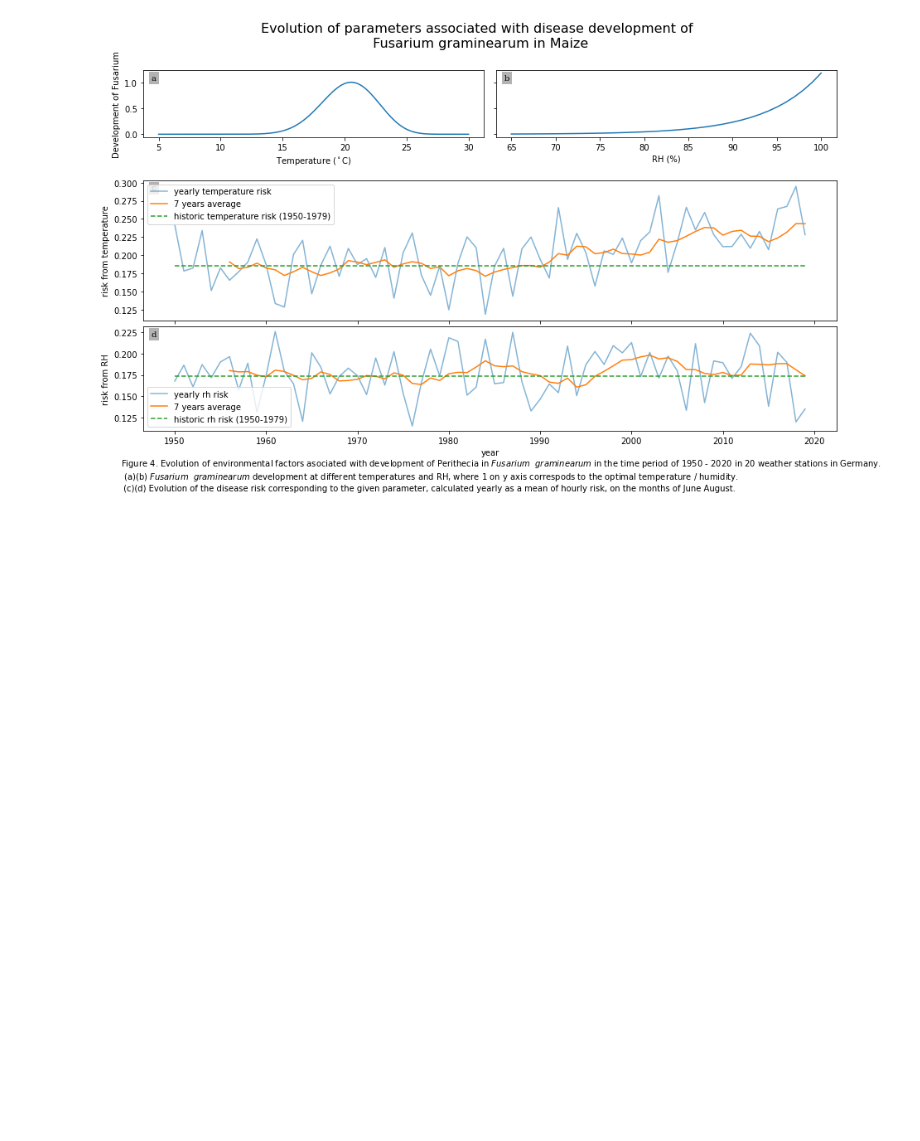
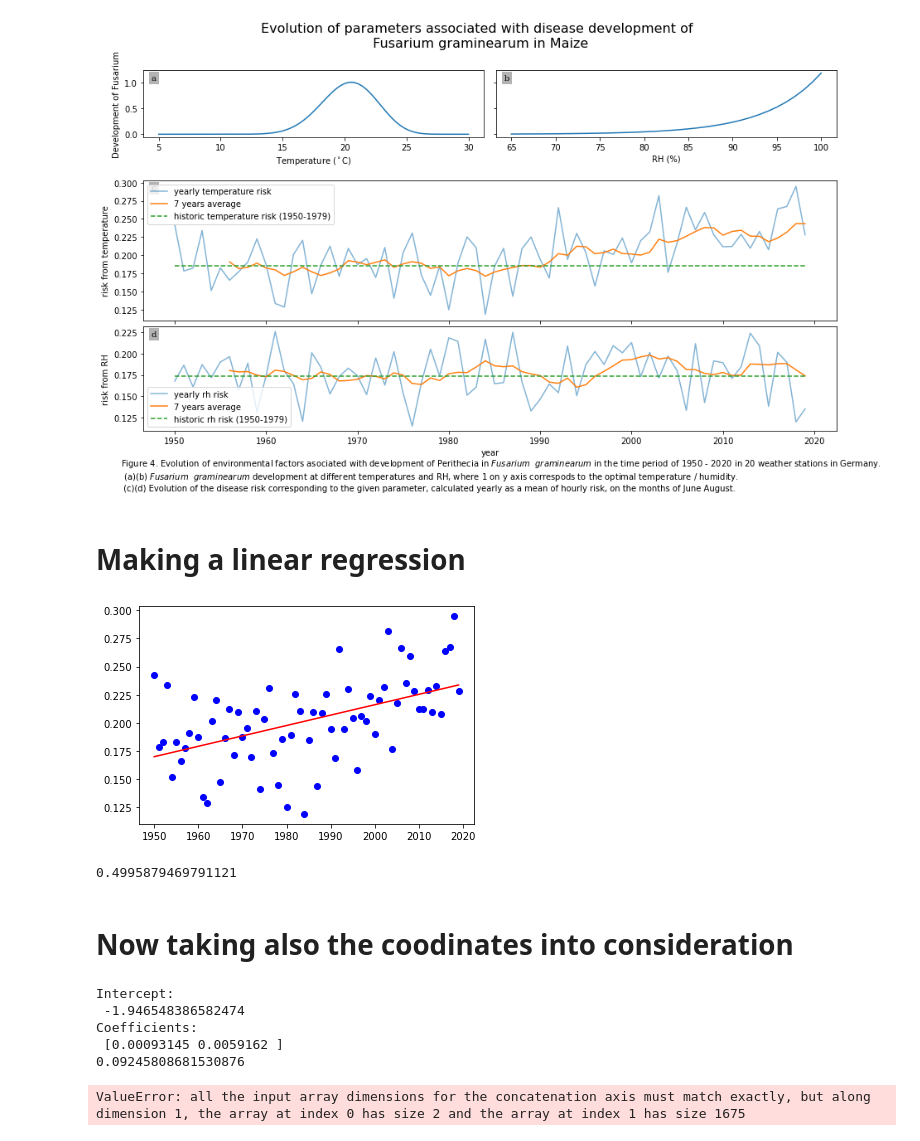
Before and after one commit to serbanradulescu/master_thesis, a Jupyter notebook: project.ipynb, the cells around one changed output. Saved outputs shown, nothing was run; the diff lists cells and outputs as text; code cells hidden in the pictures; blank space fills up the shorter version.

```diff
--- a/project.ipynb
+++ b/project.ipynb
@@ -211,3 +211,33 @@ months=[5,6,7], moving_average=7
 0.0 1.0
 1.0631385362297331e-07 1.1764705882352942
 [figure]
+# %% [markdown]
+# Making a linear regression
+# %%
+from scipy.stats import linregress
+df = df_airtemp.copy()
+
+df = df[df["month"].isin([5,6,7])]
+df["useful_t"] = df.TT_TU.apply(equation_fusarium)
+
+df= df.groupby(["year"]).mean().reset_index()
+
+x= df.year
+y= df.useful_t
+
+from scipy import stats
+gradient, intercept, r_value, p_value, std_err = stats.linregress(x,y)
+mn=np.min(x)
+mx=np.max(x)
+x1=np.linspace(mn,mx,500)
+y1=gradient*x1+intercept
+plt.plot(x,y,'ob')
+plt.plot(x1,y1,'-r')
+plt.show()
+
+print(r_value)
+# %% [output]
+[figure, added]
+0.4995879469791121
+# %% [markdown]
+# Now taking also the coodinates into consideration
@@ -213,0 +260,31 @@ months=[5,6,7], moving_average=7
+# %%
+from sklearn import linear_model
+
+regr = linear_model.LinearRegression()
+regr.fit(x, y)
+
+print('Intercept: \n', regr.intercept_)
+print('Coefficients: \n', regr.coef_)
+print(regr.score(x,y))
+# %% [output]
+Intercept:
+ -1.946548386582474
+Coefficients:
+ [0.00093145 0.0059162 ]
+0.09245808681530876
+# %%
+from scipy import stats
+gradient, intercept, r_value, p_value, std_err = stats.linregress(x,y)
+"""
+mn=np.min(x)
+mx=np.max(x)
+
+x1=np.linspace(mn,mx,500)
+y1=gradient*x1+intercept
+plt.plot(x,y,'ob')
+plt.plot(x1,y1,'-r')
+plt.show()
+"""
+print(r_value)
+# %% [output]
+ValueError: all the input array dimensions for the concatenation axis must match exactly, but along dimension 1, the array at index 0 has size 2 and the array at index 1 has size 1675
```
Also changed, not shown: parts of 1 cell of this notebook.
